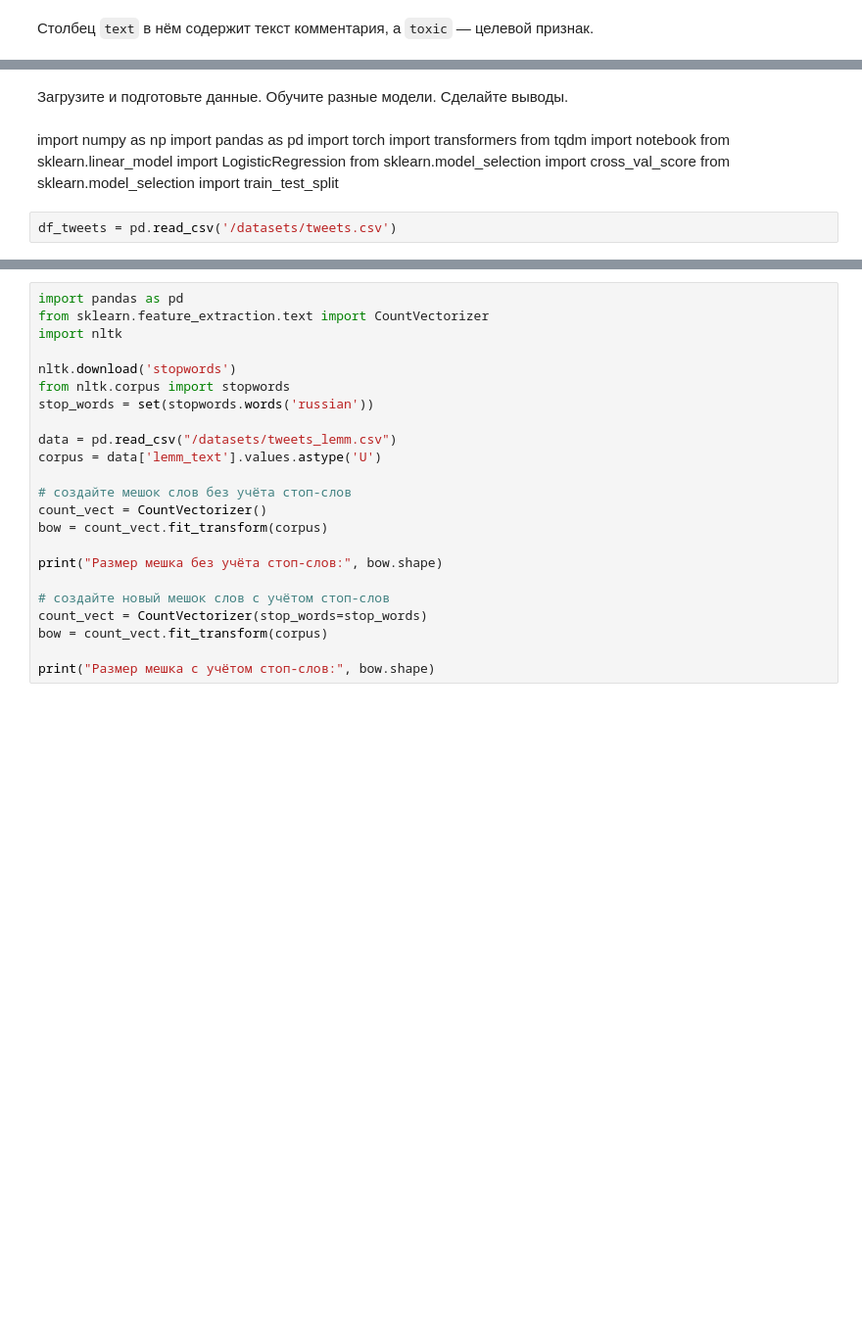
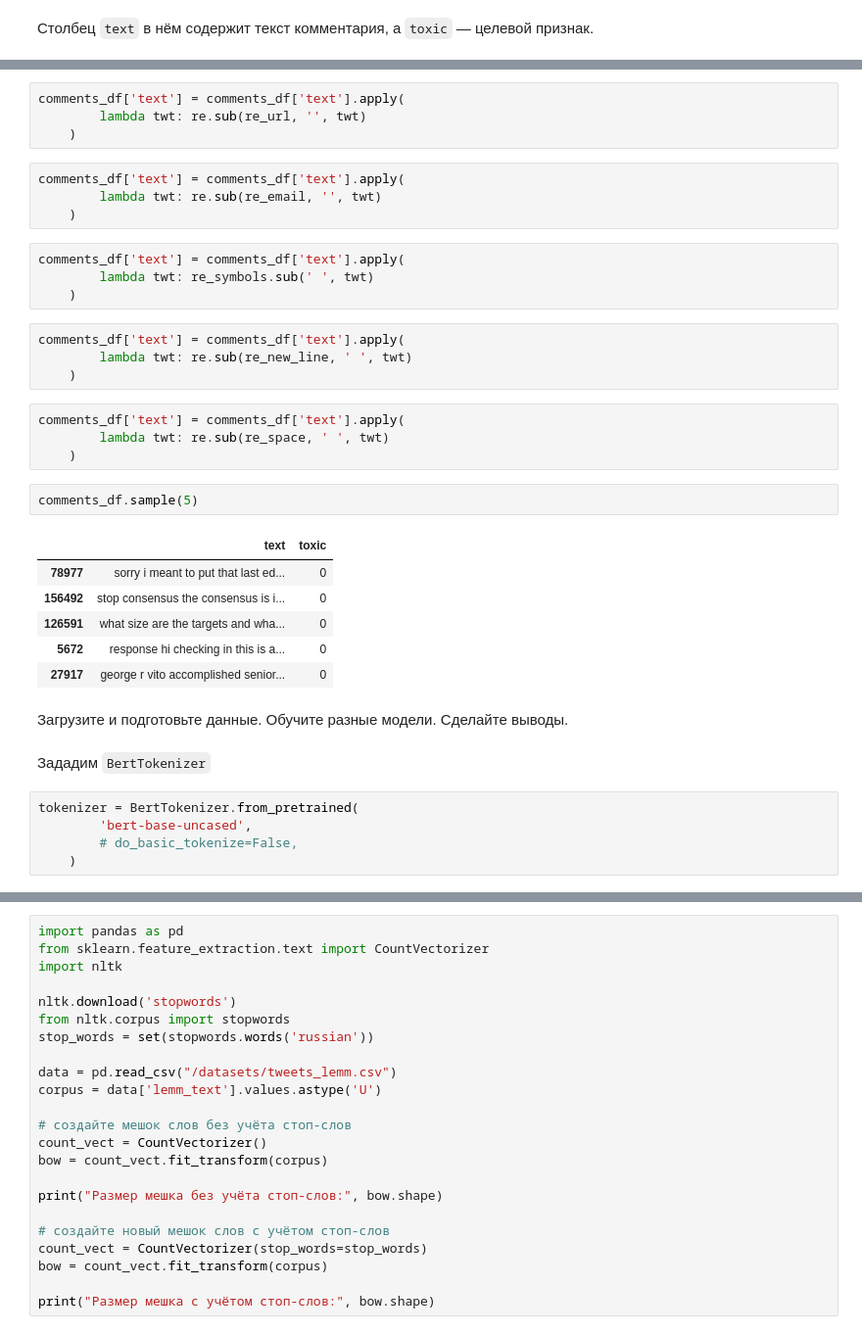
Before and after one commit to zabelin-ds/practicum, a Jupyter notebook: 13_project/13_project.ipynb, the cells around one changed output, grey strips where cells are left out. Shown at 98% size. Saved outputs shown, nothing was run; the diff lists cells and outputs as text; blank space fills up the shorter version.

```diff
--- a/13_project/13_project.ipynb
+++ b/13_project/13_project.ipynb
@@ -115,15 +132,40 @@ display(
+# %%
+comments_df['text'] = comments_df['text'].apply(
+        lambda twt: re.sub(re_url, '', twt)
+    )
+# %%
+comments_df['text'] = comments_df['text'].apply(
+        lambda twt: re.sub(re_email, '', twt)
+    )
+# %%
+comments_df['text'] = comments_df['text'].apply(
+        lambda twt: re_symbols.sub(' ', twt)
+    )
+# %%
+comments_df['text'] = comments_df['text'].apply(
+        lambda twt: re.sub(re_new_line, ' ', twt)
+    )
+# %%
+comments_df['text'] = comments_df['text'].apply(
+        lambda twt: re.sub(re_space, ' ', twt)
+    )
+# %%
+comments_df.sample(5)
+# %% [output]
+|  | text | toxic |
+| 78977 | sorry i meant to put that last ed... | 0 |
+| 156492 | stop consensus the consensus is i... | 0 |
+| 126591 | what size are the targets and wha... | 0 |
+| 5672 | response hi checking in this is a... | 0 |
+| 27917 | george r vito accomplished senior... | 0 |
 # %% [markdown]
 Загрузите и подготовьте данные.
 Обучите разные модели.
 Сделайте выводы.
-# %% [markdown]
-import numpy as np
-import pandas as pd
-import torch
-import transformers
-from tqdm import notebook
-from sklearn.linear_model import LogisticRegression
-from sklearn.model_selection import cross_val_score
-from sklearn.model_selection import train_test_split
-# %%
-df_tweets = pd.read_csv('/datasets/tweets.csv')
+# %% [markdown]
+Зададим `BertTokenizer`
+# %%
+tokenizer = BertTokenizer.from_pretrained(
+        'bert-base-uncased',
+        # do_basic_tokenize=False,
+    )
```
Also changed, not shown: parts of 52 cells of this notebook, 7 other files.
